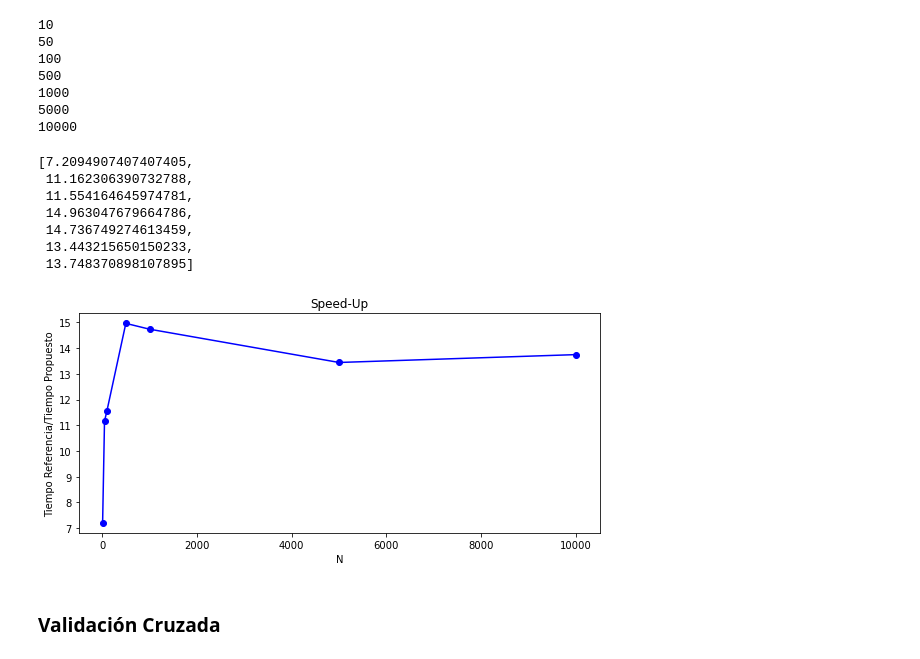
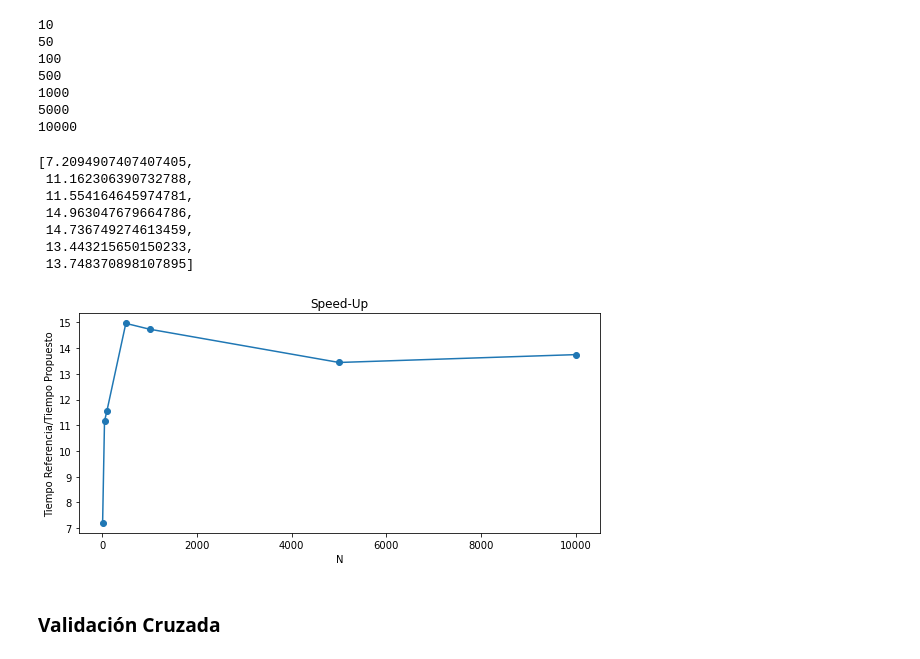
Before and after one commit to Valrojo/info147u3, a Jupyter notebook: info147_tarea3.ipynb, the cells around one changed output. Drawn from its saved outputs; the diff is of its cells as text; code cells hidden in the pictures.

```diff
--- a/info147_tarea3.ipynb
+++ b/info147_tarea3.ipynb
@@ -236,18 +236,18 @@ for n in N:
 10000
 # %%
 fig, ax = plt.subplots(figsize=(8, 4), tight_layout=True)
-ax.plot(N, S, 'bo', linestyle='-')
+ax.plot(N, S, 'o', linestyle='-')
 ax.set(xlabel = 'N', ylabel='Tiempo Referencia/Tiempo Propuesto', title='Speed-Up')
 #ax.set_aspect(1000)
 S
 # %% [output]
 [7.2094907407407405,
  11.162306390732788,
  11.554164645974781,
  14.963047679664786,
  14.736749274613459,
  13.443215650150233,
  13.748370898107895]
-[figure, old version]
+[figure, new version]
 # %% [markdown]
 ### Validación Cruzada
```
Also changed, not shown: parts of 1 cell of this notebook.
